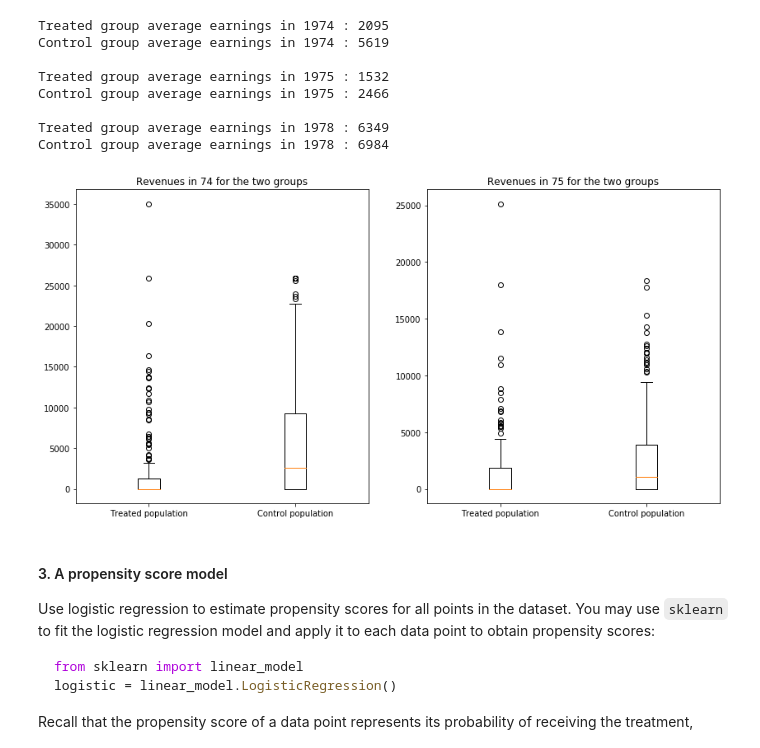
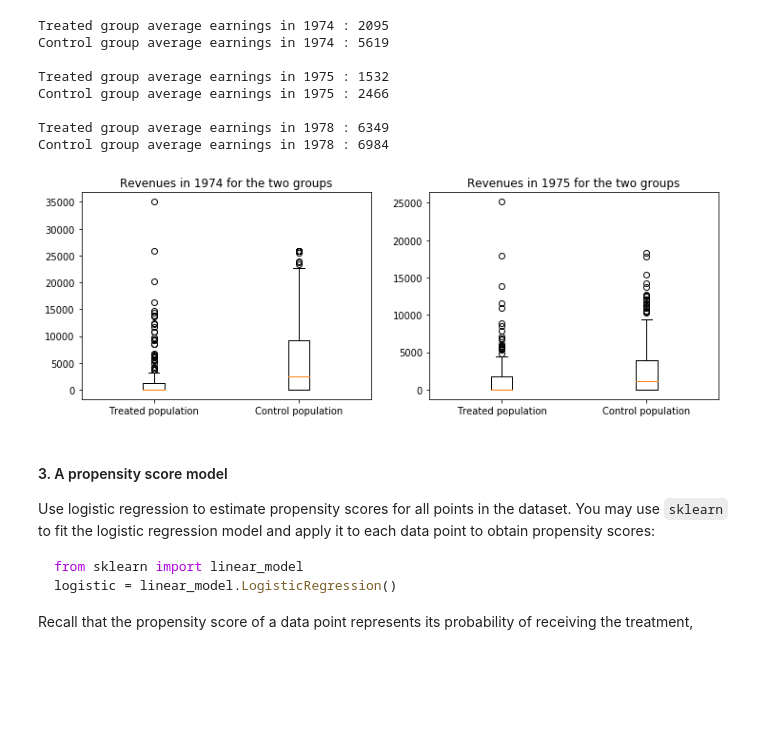
Before and after one commit to armand33/applied_data_analysis_2017, a Jupyter notebook: 04 - Applied ML/Homework 4.ipynb, the cells around one changed output. Drawn from its saved outputs; the diff is of its cells as text; code cells hidden in the pictures; blank space fills up the shorter version.

```diff
--- a/04 - Applied ML/Homework 4.ipynb
+++ b/04 - Applied ML/Homework 4.ipynb
@@ -32,7 +32,7 @@ from operator import itemgetter
 
 %matplotlib inline
 # %%
-df = pd.read_csv('lalonde.csv')
+df = pd.read_csv('lalonde.csv').set_index('id')
 # %%
 df.head(10)
 # %% [output]
@@ -154,17 +155,17 @@ Control group average earnings in 1975 : 2466
 Treated group average earnings in 1978 : 6349
 Control group average earnings in 1978 : 6984
 # %%
-fig, ax = plt.subplots(nrows=1, ncols=2, figsize=(14,7))
+fig, ax = plt.subplots(nrows=1, ncols=2, figsize=(12,4))
 ax[0].boxplot([df.loc[df.treat == 1, 're74'].values, df.loc[df.treat == 0, 're74'].values])
-ax[0].set_title('Revenues in 74 for the two groups')
+ax[0].set_title('Revenues in 1974 for the two groups')
 ax[0].set_xticklabels(['Treated population', 'Control population'])
 
 ax[1].boxplot([df.loc[df.treat == 1, 're75'].values, df.loc[df.treat == 0, 're75'].values])
-ax[1].set_title('Revenues in 75 for the two groups')
+ax[1].set_title('Revenues in 1975 for the two groups')
 ax[1].set_xticklabels(['Treated population', 'Control population'])
 plt.show()
 # %% [output]
-[figure, old version]
+[figure, new version]
 # %% [markdown]
 #### 3. A propensity score model
 
```
Also changed, not shown: parts of 8 cells of this notebook, 2 other files.
